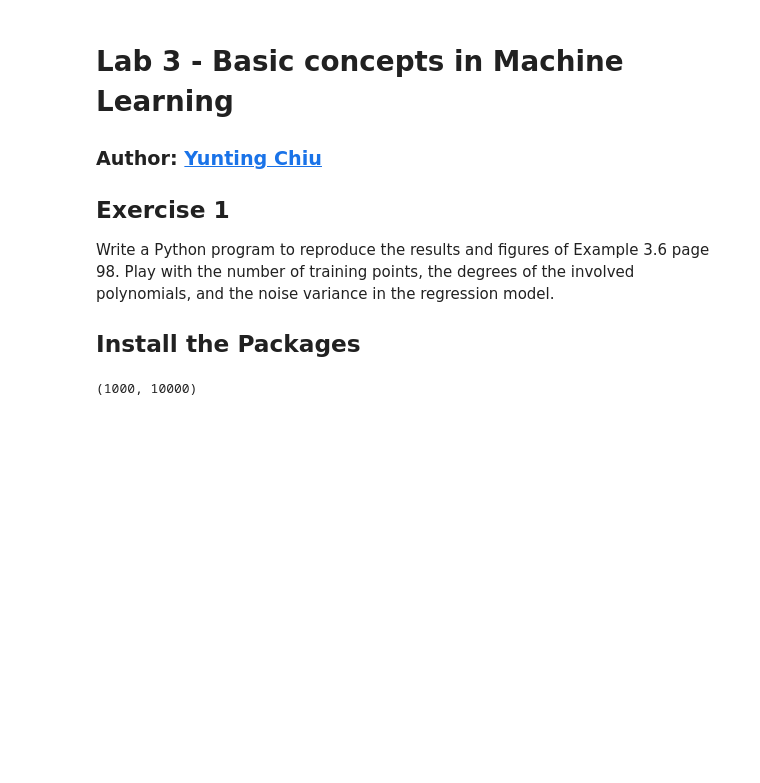
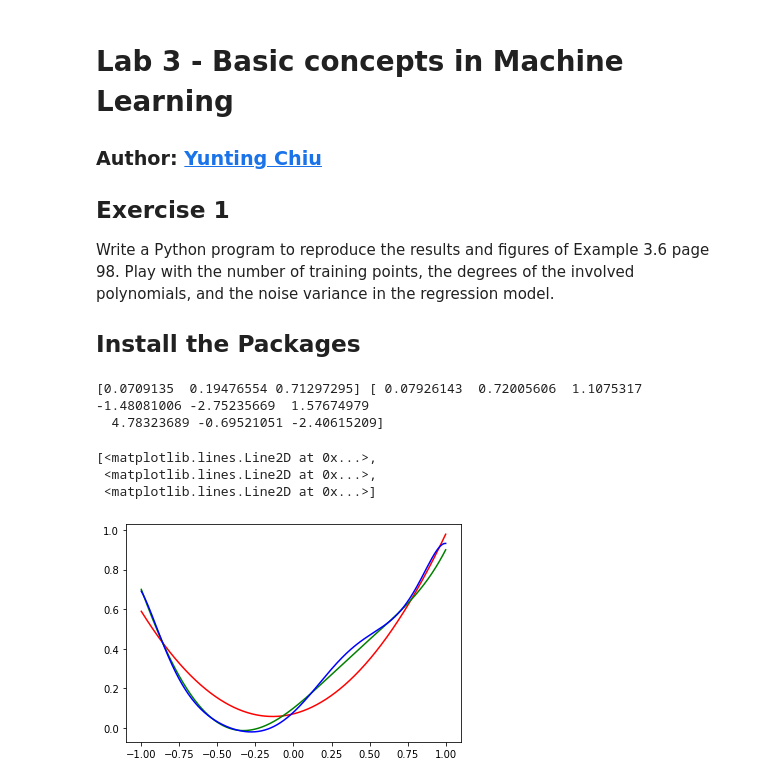
Before and after one commit to twyunting/DATA-642_Advanced_Machine_Learning, a Jupyter notebook: Labs/03/Lab3_Yunting.ipynb, the cells around one changed output. Saved outputs shown, nothing was run; the diff lists cells and outputs as text; code cells hidden in the pictures; blank space fills up the shorter version.

```diff
--- a/Labs/03/Lab3_Yunting.ipynb
+++ b/Labs/03/Lab3_Yunting.ipynb
@@ -19,14 +16,53 @@ import os
-# %%
-training_sets = []
-training_points = []
-
-for i in range(1000):
-  for j in range(10):
-    n = random.randint(1,10)
-    training_points.append(n)
-  training_sets.append(training_points)
-training_sets = np.array(training_sets)
-print(training_sets.shape)
-#model = np.poly1d(x, y, deg = 5)
-# %% [output]
-(1000, 10000)
+# %%
+def generate_ground(x):
+  ground = 0.1+0.6*x+0.5*x**2-0.8*x**3+0.2*x**4+0.3*x**5
+  return ground
+# %%
+def betahistory(order):
+  N = 10
+  x = np.linspace(-1, 1, num = N)
+  noise = np.sqrt(0.3)*np.random.standard_normal(N)
+  ground = generate_ground(x)
+  y = ground + noise
+  if order == 2:
+    X = np.array([np.ones(N), x, x**2]).T
+  elif order == 8:
+    X = np.array([np.ones(N), x, x**2, x**3, x**4, x**5, x**6, x**7, x**8]).T
+  Y = np.array([y]).T
+  beta = np.dot(np.linalg.inv(np.dot(X.T, X)), np.dot(X.T, Y))
+  savebeta = beta
+  for i in range(999):
+    noise = np.sqrt(0.3)*np.random.standard_normal(N)
+    y = ground + noise
+    Y = np.array([y]).T
+    beta = np.dot(np.linalg.inv(np.dot(X.T, X)), np.dot(X.T, Y))
+    savebeta = np.concatenate((savebeta, beta), axis = 1)
+  beta = np.mean(savebeta, axis = 1)
+  return beta, savebeta
+# %%
+def plot1000(order, x_plot, beta):
+# plot depending on the order
+  if order == 2:
+    y_plot = np.dot(np.array([np.ones(10000), x_plot, x_plot**2]).T, beta)
+  elif order == 8:
+    y_plot = np.dot(np.array([np.ones(10000), x_plot, x_plot**2, x_plot**3, x_plot**4, x_plot**5, x_plot**6, x_plot**7, x_plot**8]).T, beta)
+  return y_plot
+
+beta2, beta2history = betahistory(2)
+beta8, beta8history = betahistory(8)
+print(beta2, beta8)
+# %% [output]
+[0.0709135  0.19476554 0.71297295] [ 0.07926143  0.72005606  1.1075317  -1.48081006 -2.75235669  1.57674979
+  4.78323689 -0.69521051 -2.40615209]
+# %%
+x_plot = np.linspace(-1, 1, num = 10000)
+y_plot2 = plot1000(2, x_plot, beta2)
+y_plot8 = plot1000(8, x_plot, beta8)
+
+#plt.figure(1)
+plt.pyplot.plot(x_plot, y_plot2,'r', x_plot, generate_ground(x_plot), 'g', x_plot, y_plot8, 'b') # g = green, r = red, b = blue
+# %% [output]
+[<matplotlib.lines.Line2D at 0x...>,
+ <matplotlib.lines.Line2D at 0x...>,
+ <matplotlib.lines.Line2D at 0x...>]
+[figure, added]
```
Also changed, not shown: parts of 5 cells of this notebook.
